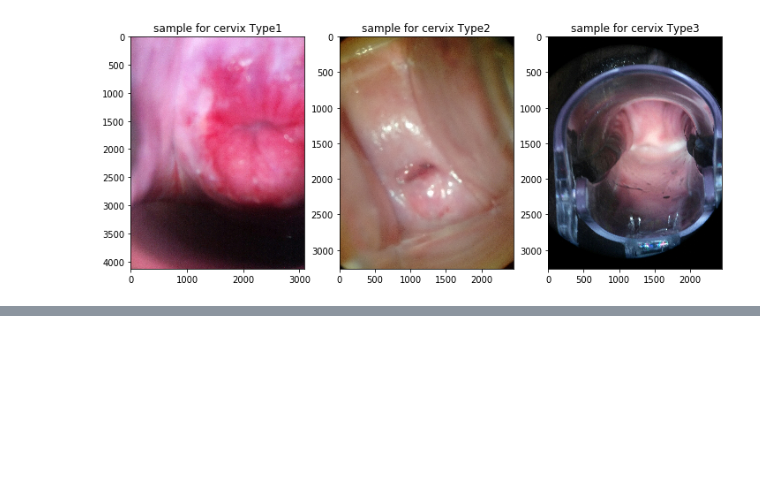
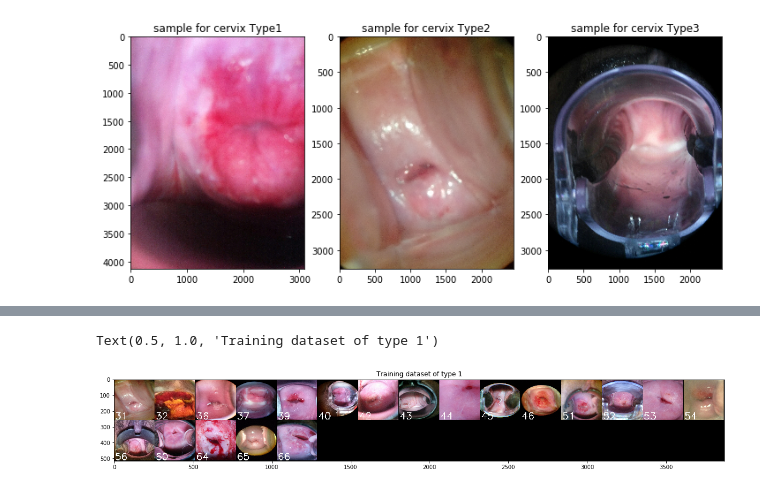
Before and after one commit to NadiaBlostein/Ai4GoodLab_CombatCervicalCancer, a Jupyter notebook: cervix_shapes_dataset_1.ipynb, the cells around one changed output, grey strips where cells are left out. Saved outputs shown, nothing was run; the diff lists cells and outputs as text; code cells hidden in the pictures; blank space fills up the shorter version.

```diff
--- a/cervix_shapes_dataset_1.ipynb
+++ b/cervix_shapes_dataset_1.ipynb
@@ -156,0 +274,7 @@ sns.barplot(x="count", y="size_with_type", data=shapes_df_grouped)
+# %%
+plt_st(20, 20)
+plt.imshow(complete_images[1])
+plt.title("Training dataset of type 2")
+# %% [output]
+Text(0.5, 1.0, 'Training dataset of type 1')
+[figure, added]
```
Also changed, not shown: parts of 17 cells of this notebook.
